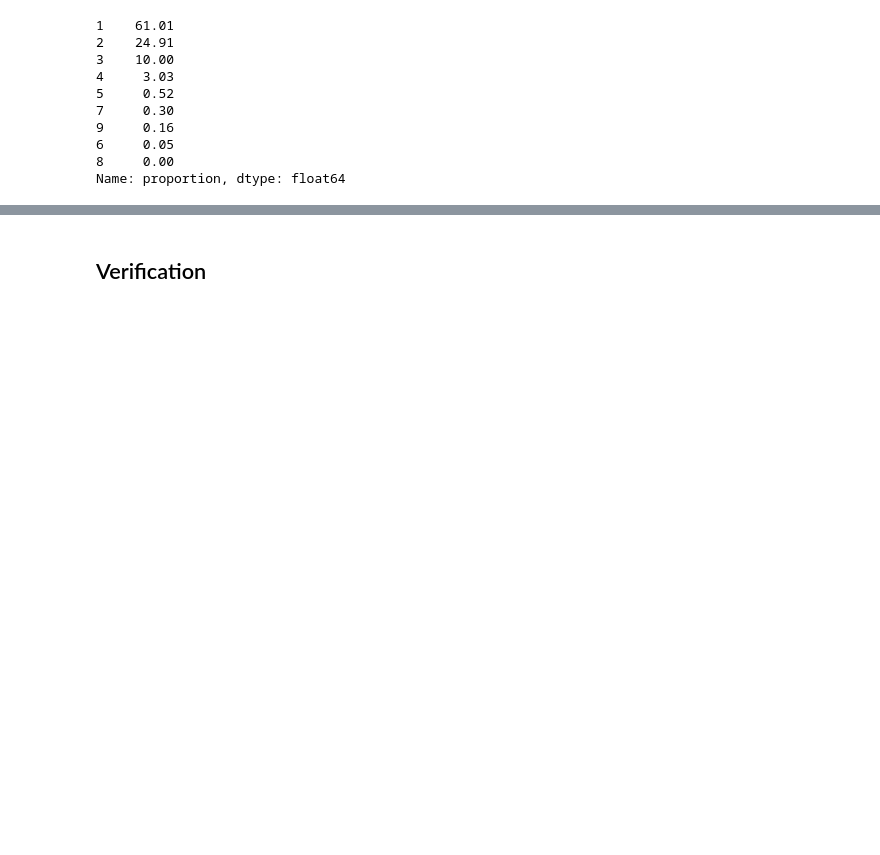
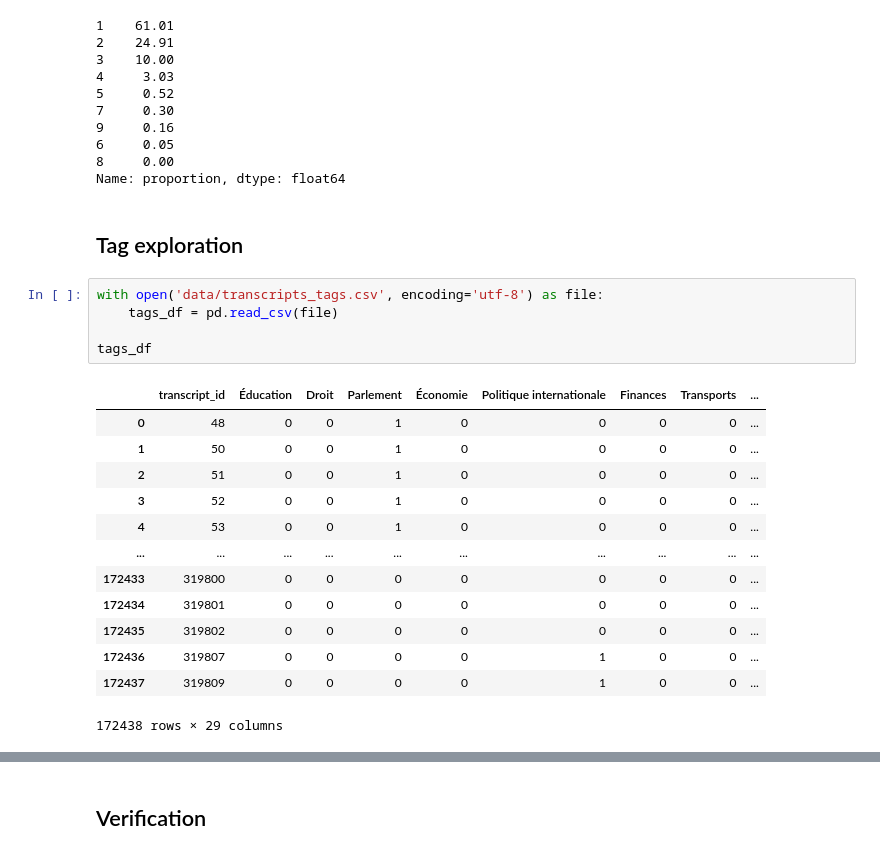
Before and after one commit to cgcrts/ef23_discours, a Jupyter notebook: tag_processing.ipynb, the cells around one changed output, grey strips where cells are left out. Saved outputs shown, nothing was run; the diff lists cells and outputs as text; blank space fills up the shorter version.

```diff
--- a/tag_processing.ipynb
+++ b/tag_processing.ipynb
@@ -272,3 +277,24 @@ round(transcript_processed_df[tags_list].sum(axis=1).sort_values().value_counts(
 6     0.05
 8     0.00
 Name: proportion, dtype: float64
+# %% [markdown]
+## Tag exploration
+# %%
+with open('data/transcripts_tags.csv', encoding='utf-8') as file:
+    tags_df = pd.read_csv(file)
+
+tags_df
+# %% [output]
+|  | transcript_id | Éducation | Droit | Parlement | Économie | Politique internationale | Finances | Transports | ... |
+| 0 | 48 | 0 | 0 | 1 | 0 | 0 | 0 | 0 | ... |
+| 1 | 50 | 0 | 0 | 1 | 0 | 0 | 0 | 0 | ... |
+| 2 | 51 | 0 | 0 | 1 | 0 | 0 | 0 | 0 | ... |
+| 3 | 52 | 0 | 0 | 1 | 0 | 0 | 0 | 0 | ... |
+| 4 | 53 | 0 | 0 | 1 | 0 | 0 | 0 | 0 | ... |
+| ... | ... | ... | ... | ... | ... | ... | ... | ... | ... |
+| 172433 | 319800 | 0 | 0 | 0 | 0 | 0 | 0 | 0 | ... |
+| 172434 | 319801 | 0 | 0 | 0 | 0 | 0 | 0 | 0 | ... |
+| 172435 | 319802 | 0 | 0 | 0 | 0 | 0 | 0 | 0 | ... |
+| 172436 | 319807 | 0 | 0 | 0 | 0 | 1 | 0 | 0 | ... |
+| 172437 | 319809 | 0 | 0 | 0 | 0 | 1 | 0 | 0 | ... |
+172438 rows × 29 columns
```
Also changed, not shown: parts of 15 cells of this notebook, 1 other file.
